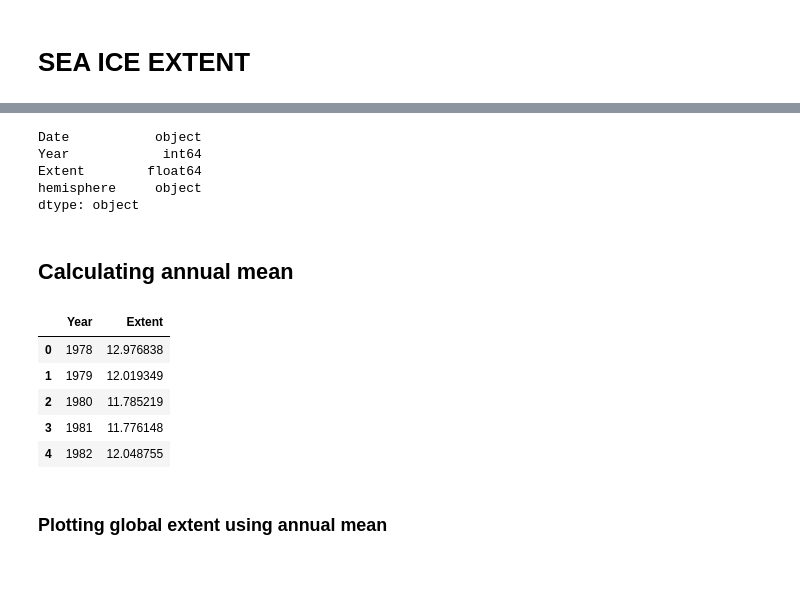
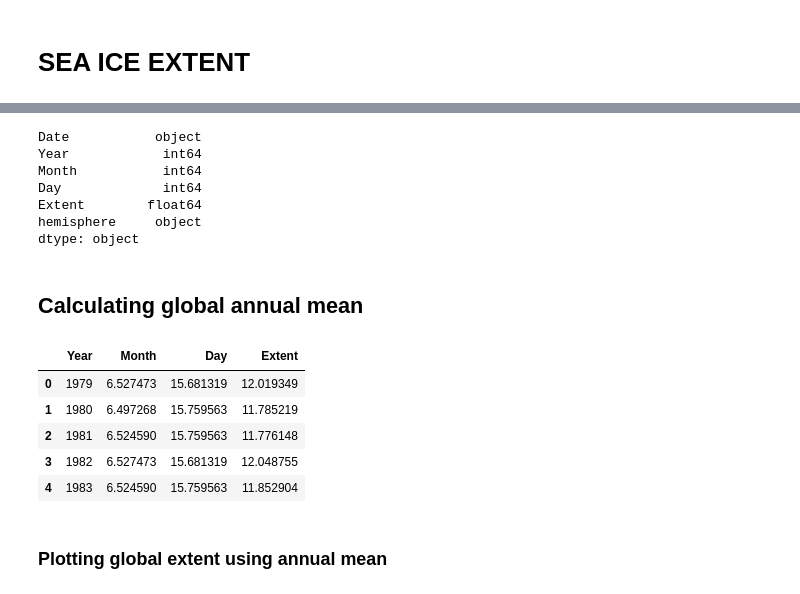
Before and after one commit to annaviper/climate-change, a Jupyter notebook: 3_sea_ice.ipynb, the cells around one changed output, grey strips where cells are left out. Saved outputs shown, nothing was run; the diff lists cells and outputs as text; code cells hidden in the pictures.

```diff
--- a/3_sea_ice.ipynb
+++ b/3_sea_ice.ipynb
@@ -10,6 +10,6 @@ import plotly.plotly as py
 import seaborn as sns
 # %%
 # Getting clean data
-ice = pd.read_csv('/Users/anna/data/climate-change/datasets/clean_ice.csv')
+ice = pd.read_csv('/Users/anna/data/projects/climate-change/datasets/clean_ice.csv')
 ice.head()
 # %% [output]
@@ -21,0 +22,4 @@ ice.head()
+# %%
+# Removing years with missing months
+ice = ice[(ice.Year < 2017) & (ice.Year > 1978)].reset_index(drop=True)
+ice.head()
@@ -24,20 +35,24 @@ ice.dtypes
 # %% [output]
 Date           object
 Year            int64
+Month           int64
+Day             int64
 Extent        float64
 hemisphere     object
 dtype: object
+# %%
+ice['Date'] = pd.to_datetime(ice['Date'])
 # %% [markdown]
-## Calculating annual mean
+## Calculating global annual mean
 # %%
-sea_mean = ice.groupby(by='Year').mean().reset_index()
+sea_mean = ice.groupby('Year').mean().reset_index()
 sea_mean.head()
 # %% [output]
-|  | Year | Extent |
-| 0 | 1978 | 12.976838 |
-| 1 | 1979 | 12.019349 |
-| 2 | 1980 | 11.785219 |
-| 3 | 1981 | 11.776148 |
-| 4 | 1982 | 12.048755 |
+|  | Year | Month | Day | Extent |
+| 0 | 1979 | 6.527473 | 15.681319 | 12.019349 |
+| 1 | 1980 | 6.497268 | 15.759563 | 11.785219 |
+| 2 | 1981 | 6.524590 | 15.759563 | 11.776148 |
+| 3 | 1982 | 6.527473 | 15.681319 | 12.048755 |
+| 4 | 1983 | 6.524590 | 15.759563 | 11.852904 |
 # %%
 # Saving annual mean dataset
```
Also changed, not shown: parts of 10 cells of this notebook.
